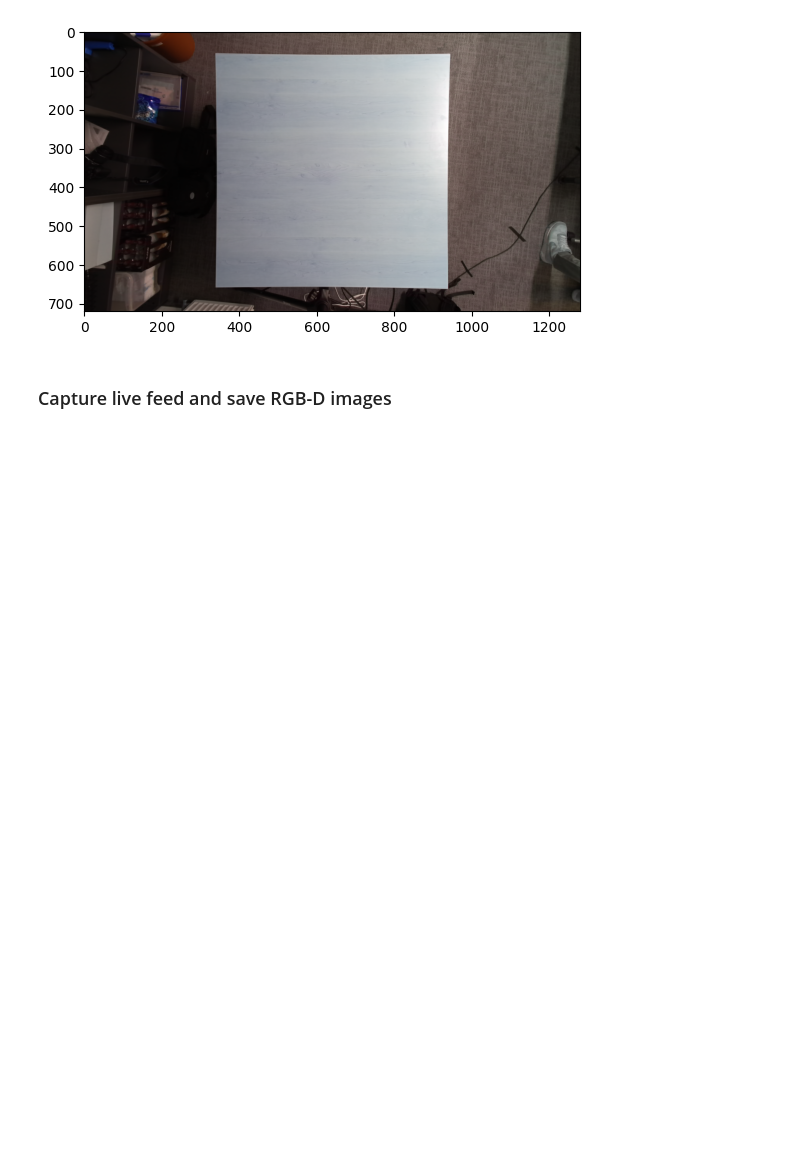
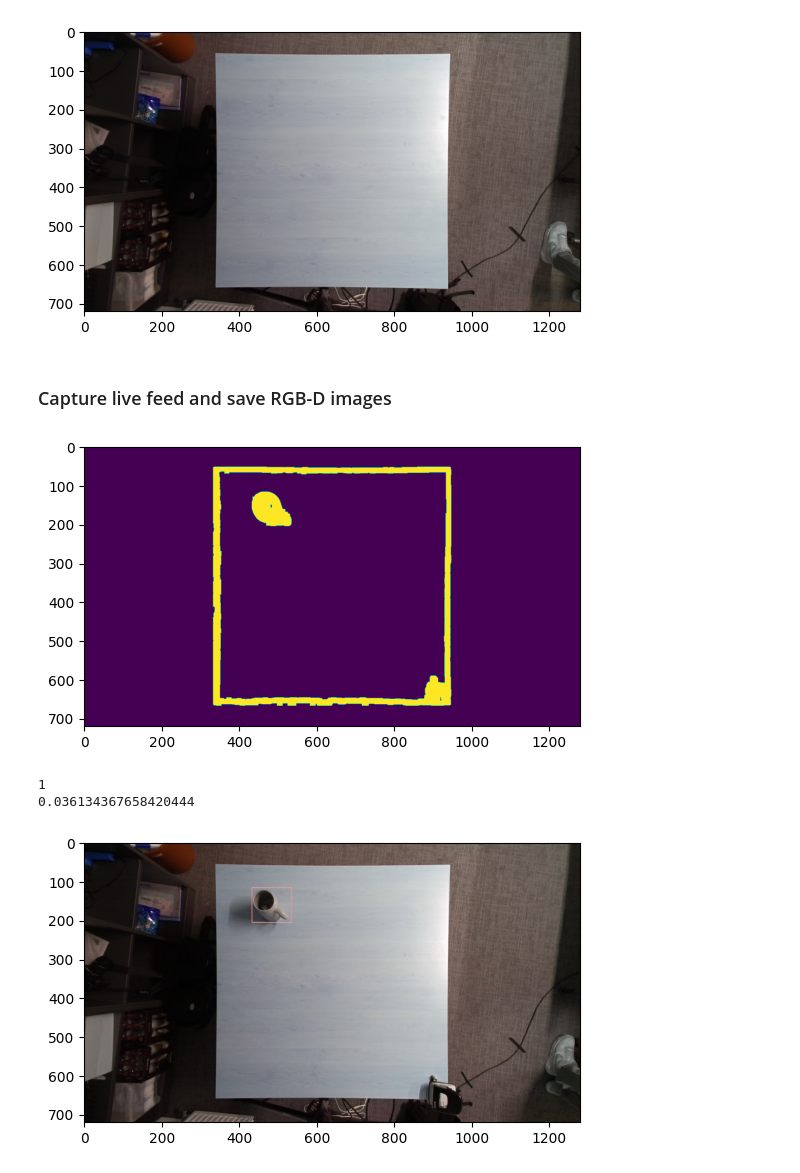
Before and after one commit to vigitia/Top-Down-Object-Detection, a Jupyter notebook: 01_capture_images_annotation.ipynb, the cells around one changed output. Cells and saved outputs as stored; diff of their text form; code cells hidden in the pictures; blank space fills up the shorter version.

Commit message:
add IOU to annotation

```diff
--- a/01_capture_images_annotation.ipynb
+++ b/01_capture_images_annotation.ipynb
@@ -345,7 +343,7 @@ def get_bounding_box_edge(depth_img):
     #plt.show()
 
     # find the contours in the dilated image
-    contours, _ = cv2.findContours(dilate, cv2.RETR_EXTERNAL, cv2.CHAIN_APPROX_SIMPLE)
+    contours, _ = cv2.findContours(depth_img, cv2.RETR_CCOMP, cv2.CHAIN_APPROX_SIMPLE)
     contours = sorted(contours, key=lambda c: cv2.boundingRect(c)[2:])
 
     filtered_contours = get_filtered_contours(contours)
@@ -376,3 +352,22 @@ def get_bounding_box_preprocessed(img, table):
+# %%
+def get_bounding_box_preprocessed(img):
+    y_min = 10000
+    y_max = 0
+    x_min = 10000
+    x_max = 0
+    for x in range(370+10, 930-10):
+        for y in range(70+10, 650-10):
+            k = img[y, x]
+            if k > 0:
+                if x > x_max:
+                    x_max = x - 1
+                if y > y_max:
+                    y_max = y - 1
+                if x < x_min:
+                    x_min = x - 1
+                if y < y_min:
+                    y_min = y - 1
+    return y_min, y_max, x_min, x_max
 # %%
 # Load camera with the default config
 k4a = PyK4A(
@@ -428,32 +423,57 @@ while True:
             rgb_annotation += rgb_sample
         depth_annotation = depth_annotation/10
         depth_annotation = preprocess_img(depth_annotation)
         rgb_annotation = np.around(rgb_annotation, 0).astype(int)
         plt.imshow(depth_annotation)
         plt.show()
+
         #y_min, y_max, x_min, x_max = get_bounding_box(depth_annotation, depth_groundtruth)
-        y_min, y_max, x_min, x_max = get_bounding_box_preprocessed(depth_annotation, depth_groundtruth)
+        #y_min, y_max, x_min, x_max = get_bounding_box_preprocessed(depth_annotation, depth_groundtruth)
         #y_min, y_max, x_min, x_max = get_bounding_box_rgb(rgb_annotation, rgb_groundtruth)
-        #y_min, y_max, x_min, x_max = get_bounding_box_edge(img_depth)
+        x_min, y_min, x_max, y_max = get_bounding_box_edge(depth_annotation)
+
+
+        y_min1, y_max1, x_min1, x_max1 = get_bounding_box_preprocessed(depth_annotation)
+
+        area = (abs(x_max - x_min)) * (abs(y_max - y_min))
+        area1 = (abs(x_max1 - x_min1)) * (abs(y_max1 - y_min1))
+        y_min_IOU = max(y_min, y_min1)
+        x_min_IOU = max(x_min, x_min1)
+        y_max_IOU = min(y_max, y_max1)
+        x_max_IOU = min(x_max, x_max1)
+
+        area_IOU = (abs(x_max_IOU - x_min_IOU)) * (abs(y_max_IOU - y_min_IOU))
+
+        IOU = area_IOU / (area + area1 - area_IOU)
+
+        print(IOU)
+
+        if IOU < 0.5 and IOU > 0.1:
+            x_min, y_min, x_max, y_max = x_min1, y_min1, x_max1, y_max1
 
         start_point = (x_min, y_min)
         end_point = (x_max, y_max)
         color = (255, 0, 0)
         thickness = 1
 
         width = int(img_color.shape[1])
         height = int(img_color.shape[0])
         rgb_rect = cv2.rectangle(img_color, start_point, end_point, color, thickness)
         cv2.imwrite(os.path.join(ANNOTATED_IMAGE_PATH, file_name), rgb_rect)
 
         plt.imshow(rgb_rect)
         plt.show()
 
         get_yolo(width, height, y_min, y_max, x_min, x_max, 0, id)
         get_pascal_voc(width, height, y_min, y_max, x_min, x_max, "cup", id)
 
     if key == ord("q"):
         cv2.destroyAllWindows()
         break
 
 k4a.stop()
+# %% [output]
+[figure, added]
+1
+0.036134367658420444
+[figure, added]
```
Also changed, not shown: parts of 4 cells of this notebook.
